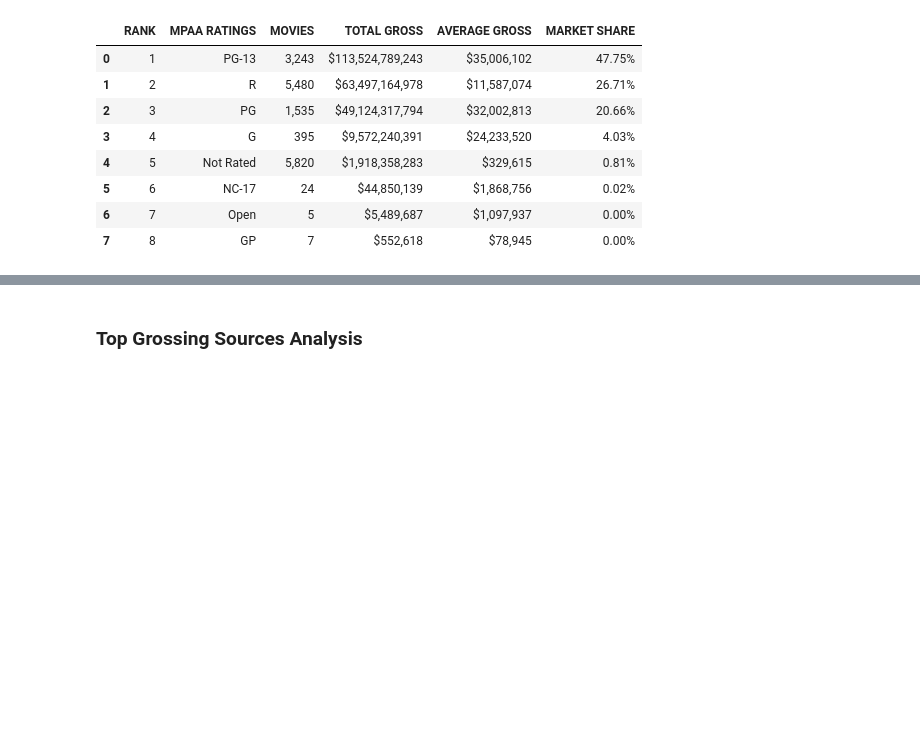
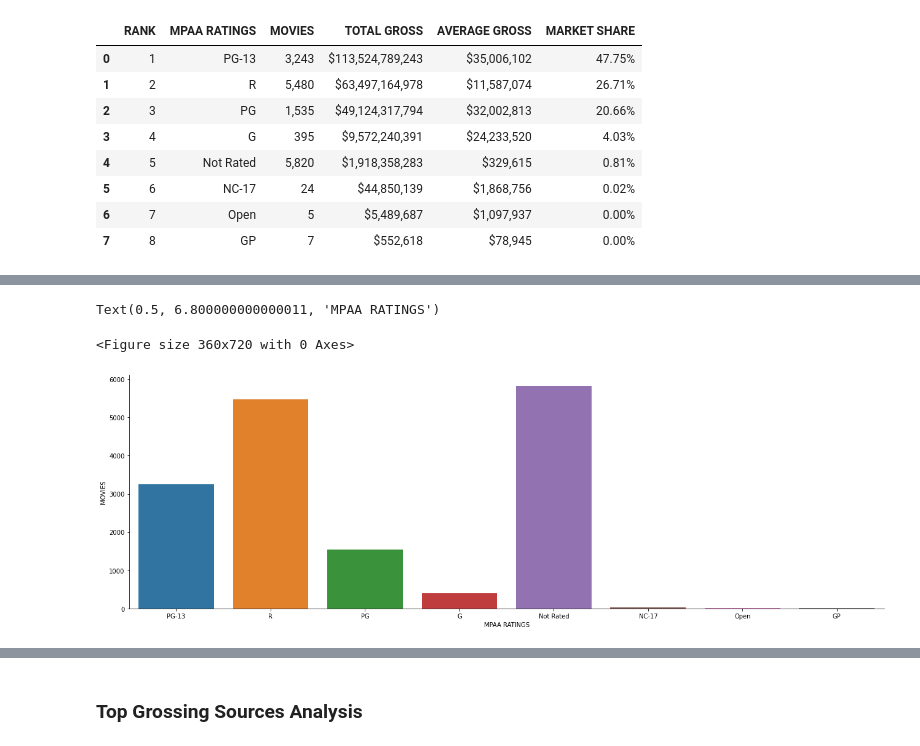
Before and after one commit to aliyusifov99/Hollywood-Theatrical-Market-Synopsis-1995-to-2021, a Jupyter notebook: Hollywood_Theatrical_Market_Synopsis_1995_to_2021.ipynb, the cells around one changed output, grey strips where cells are left out. Drawn from its saved outputs; the diff is of its cells as text; code cells hidden in the pictures; blank space fills up the shorter version.

```diff
--- a/Hollywood_Theatrical_Market_Synopsis_1995_to_2021.ipynb
+++ b/Hollywood_Theatrical_Market_Synopsis_1995_to_2021.ipynb
@@ -813,0 +821,18 @@ TopGrossingRatings
+# %%
+# data cleaning
+#Converting TOTAL GROSS from object to int
+TopGrossingRatings['TOTAL GROSS']=TopGrossingRatings['TOTAL GROSS'].replace(',','', regex=True)
+TopGrossingRatings['TOTAL GROSS']=TopGrossingRatings['TOTAL GROSS'].str.replace('$','', regex=True)
+TopGrossingRatings['TOTAL GROSS']=pd.to_numeric(TopGrossingRatings['TOTAL GROSS'])
+
+#Converting AVERAGE GROSS from object to int
+TopGrossingRatings['AVERAGE GROSS']=TopGrossingRatings['AVERAGE GROSS'].replace(',','', regex=True)
+TopGrossingRatings['AVERAGE GROSS']=TopGrossingRatings['AVERAGE GROSS'].str.replace('$','', regex=True)
+TopGrossingRatings['AVERAGE GROSS']=pd.to_numeric(TopGrossingRatings['AVERAGE GROSS'])
+
+#Converting AVERAGE GROSS from object to int
+TopGrossingRatings['MOVIES']=TopGrossingRatings['MOVIES'].replace(',','', regex=True)
+TopGrossingRatings['MOVIES']=TopGrossingRatings['MOVIES'].str.replace('$','', regex=True)
+TopGrossingRatings['MOVIES']=pd.to_numeric(TopGrossingRatings['MOVIES'])
+
+TopGrossingRatings
@@ -813,0 +849,10 @@ TopGrossingRatings
+# %%
+#Genres vs Number of movies released
+fig=plt.figure(figsize=(5,10))
+ax = sns.catplot(y='MOVIES', x='MPAA RATINGS',kind='bar', data=TopGrossingRatings, height=6, aspect=3)
+plt.ylabel('MOVIES')
+plt.xlabel('MPAA RATINGS')
+# %% [output]
+Text(0.5, 6.800000000000011, 'MPAA RATINGS')
+<Figure size 360x720 with 0 Axes>
+[figure, added]
```
Also changed, not shown: parts of 32 cells of this notebook.
